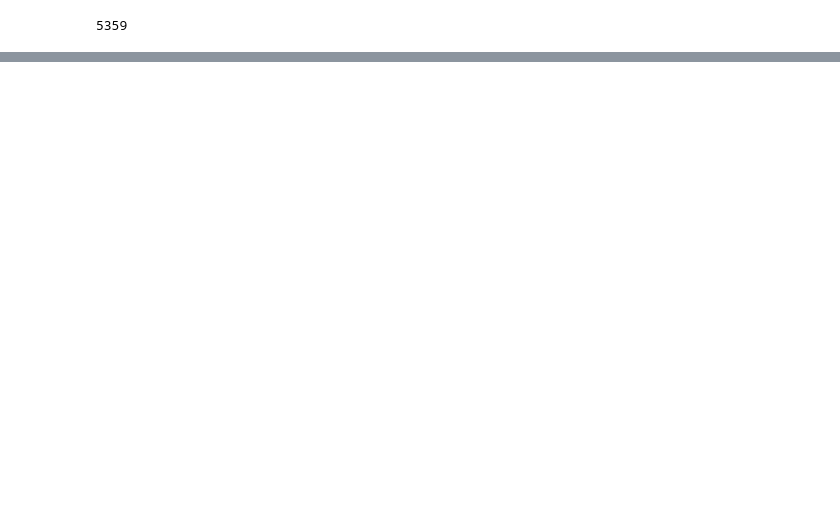
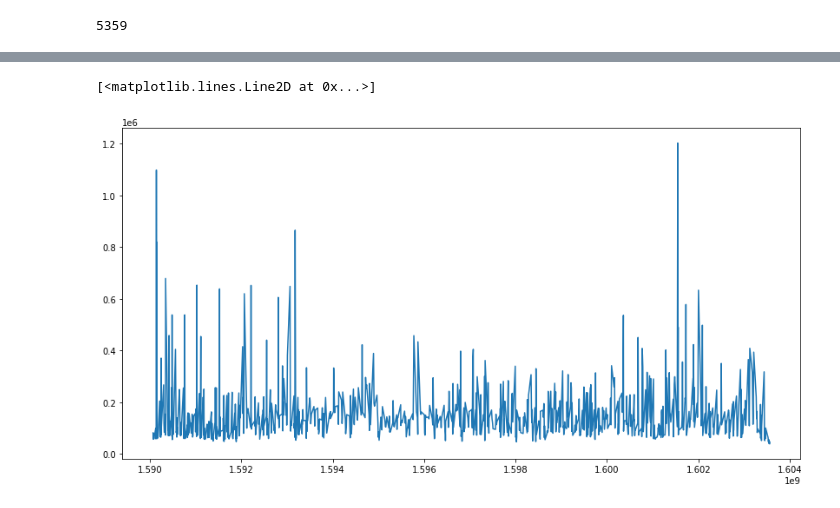
Before and after one commit to makarovNick/vk_group_analytics, a Jupyter notebook: Untitled.ipynb, the cells around one changed output, grey strips where cells are left out. Drawn from its saved outputs; the diff is of its cells as text; code cells hidden in the pictures; blank space fills up the shorter version.

```diff
--- a/Untitled.ipynb
+++ b/Untitled.ipynb
@@ -68,0 +92,6 @@ inactive_users_b
+# %%
+wall = get_group_posts(get_group_id('filesmerty'), count = 1000)
+# %%
+posts = list(map(parse_post, wall))
+# %%
+df_z = pd.DataFrame(posts)
@@ -68,0 +114,6 @@ inactive_users_b
+# %%
+plt.figure(figsize=(14,7))
+plt.plot(df_z.date, df_z.views_count)
+# %% [output]
+[<matplotlib.lines.Line2D at 0x...>]
+[figure, added]
```
Also changed, not shown: parts of 12 cells of this notebook, 1 other file.
